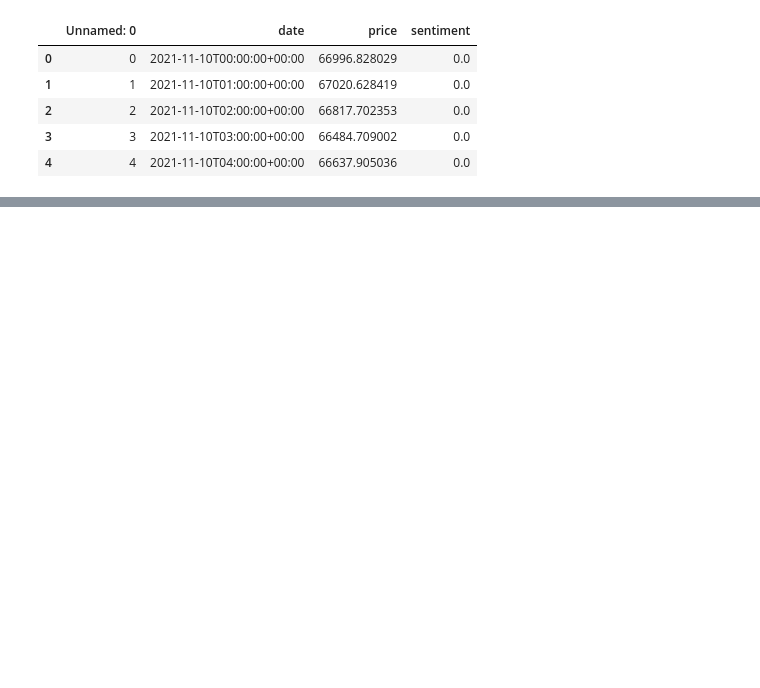
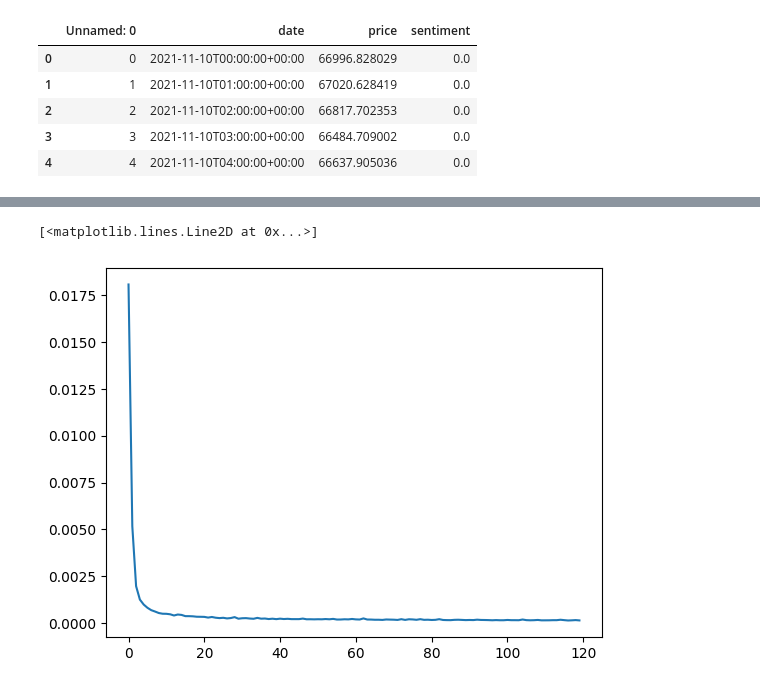
Before and after one commit to ShreyashThengne/AI_project, a Jupyter notebook: model_builder.ipynb, the cells around one changed output, grey strips where cells are left out. Cells and saved outputs as stored; diff of their text form; code cells hidden in the pictures; blank space fills up the shorter version.

```diff
--- a/model_builder.ipynb
+++ b/model_builder.ipynb
@@ -49,12 +51,15 @@ array([0.97637182, 0.97671867])
 # %%
+# will be considering for 10 days when predicting, so 10x24hrs
 def format_arr(arr):
     X = []
     y = []
 
-    for i in range(len(arr) - 100):
-        X.append(arr[i:i+100])
-        y.append(arr[i+100, 0])
+    for i in range(len(arr) - 240):
+        X.append(arr[i:i+240])
+        y.append(arr[i+240, 0])
     X = np.array(X)
     y = np.array(y)
 
     return X, y
+
+format_arr(new_arr)[0].shape, format_arr(new_arr)[1].shape
@@ -65,4 +68,8 @@ format_arr(new_arr)[0].shape, format_arr(new_arr)[1].shape
 # %%
-X_train, y_train = format_arr(new_arr[ : int(len(new_arr) * 0.7)])
-X_test, y_test = format_arr(new_arr[ : len(new_arr) - int(len(new_arr) * 0.7)])
+# X_train, y_train = format_arr(new_arr[ : int(len(new_arr) * 0.8)])
+# X_test, y_test = format_arr(new_arr[ : len(new_arr) - int(len(new_arr) * 0.8)])
+
+# X_train.shape, y_train.shape, X_test.shape, y_test.shape
+
+X_train, y_train = format_arr(new_arr)
 # %%
@@ -72,8 +79,9 @@ X_train.shape, y_train.shape, X_test.shape, y_test.shape
 # %%
 myModel = Sequential([
-    LSTM(50, return_sequences = True, input_shape = (100, 2)),
-    LSTM(50, return_sequences = True),
-    LSTM(50),
-    Dense(1, activation='linear')
+    LSTM(120, return_sequences = True, input_shape = (240, 2)),
+    LSTM(100, return_sequences = True),
+    LSTM(90),
+    Dense(1, activation='linear', kernel_regularizer = tf.keras.regularizers.L2(0.01))
 ])
 myModel.compile(loss = 'mean_squared_error', optimizer = 'adam')
+myModel.summary()
@@ -79,0 +106,3 @@ myModel.compile(loss = 'mean_squared_error', optimizer = 'adam')
+# %%
+# myModel.fit(X_train, y_train, validation_data = (X_test, y_test), epochs = 100, batch_size = 50, verbose = 1)
+myModel.fit(X_train, y_train, epochs = 120, batch_size = 50, verbose = 1)
@@ -79,0 +128,7 @@ myModel.compile(loss = 'mean_squared_error', optimizer = 'adam')
+# %%
+import matplotlib.pyplot as plt
+
+plt.plot(myModel.history.history['loss'])
+# %% [output]
+[<matplotlib.lines.Line2D at 0x...>]
+[figure, added]
```
Also changed, not shown: parts of 24 cells of this notebook.
